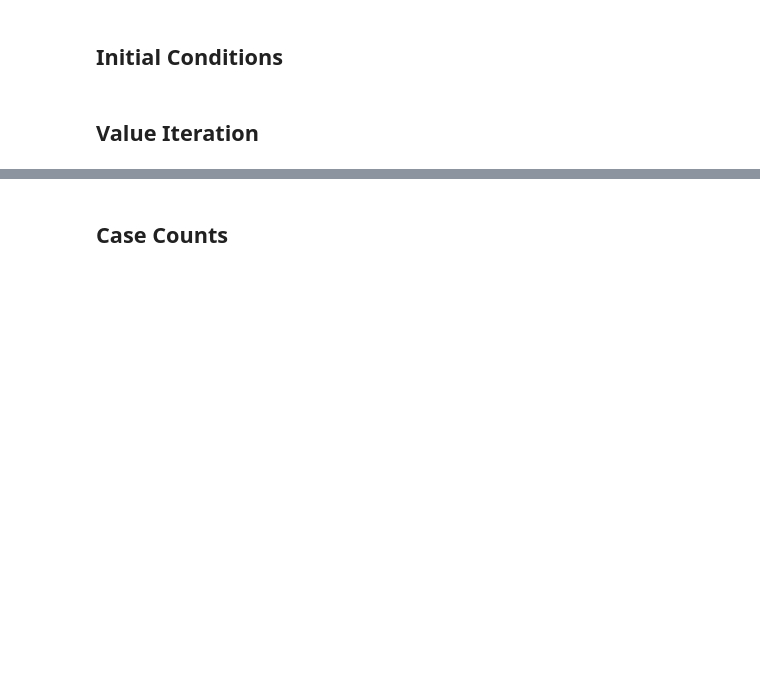
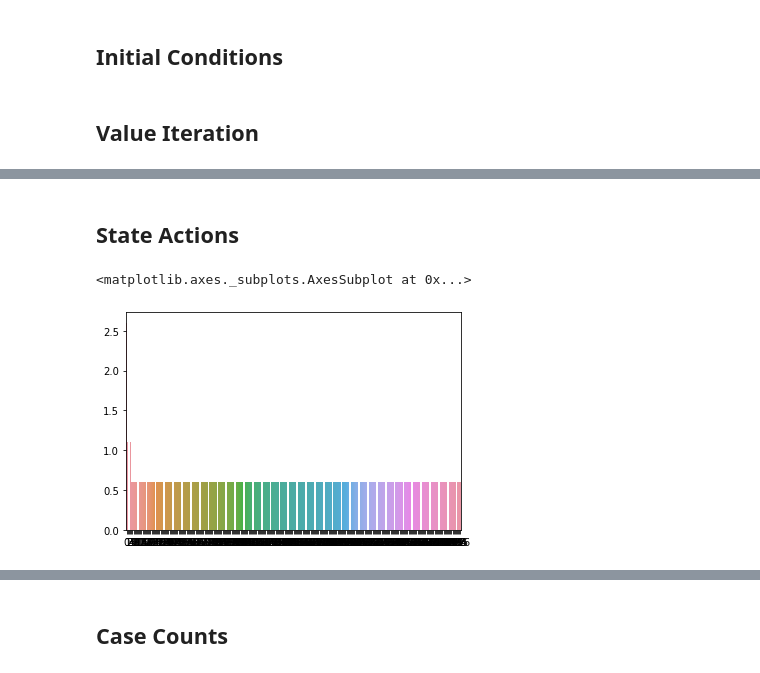
Before and after one commit to blakeelias/pandemic_RL, a Jupyter notebook: code/Cost_Functions.ipynb, the cells around one changed output, grey strips where cells are left out. Cells and saved outputs as stored; diff of their text form; code cells hidden in the pictures; blank space fills up the shorter version.

```diff
--- a/code/Cost_Functions.ipynb
+++ b/code/Cost_Functions.ipynb
@@ -239,0 +310,11 @@ sns.barplot(list(best_action_table.keys()),
+# %% [markdown]
+## State Actions
+# %%
+#sns.barplot(list(range(num_population)),
+#            [actions[best_action_idx[bucket_state_index(n)]] for n in range(num_population)])
+
+sns.barplot(list(range(num_states)),
+            [actions[int(best_action_idx[n])] for n in range(num_states)])
+# %% [output]
+<matplotlib.axes._subplots.AxesSubplot at 0x...>
+[figure, added]
```
Also changed, not shown: parts of 34 cells of this notebook.
